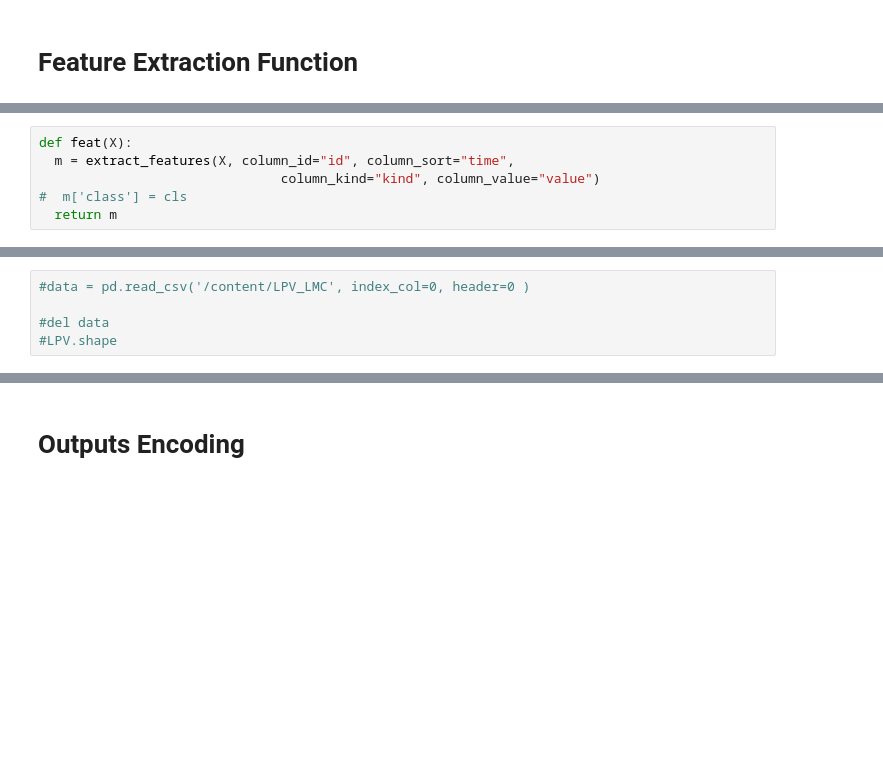
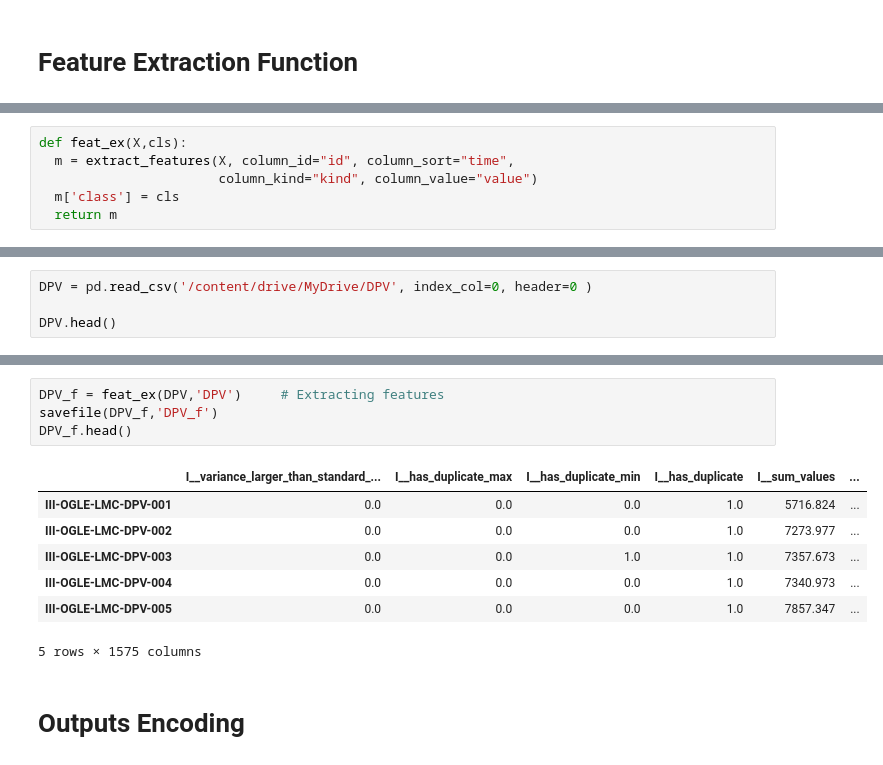
Before and after one commit to Amirosein/Variable-Stars-Classification, a Jupyter notebook: MilkyWay.ipynb, the cells around one changed output, grey strips where cells are left out. Drawn from its saved outputs; the diff is of its cells as text; blank space fills up the shorter version.

```diff
--- a/MilkyWay.ipynb
+++ b/MilkyWay.ipynb
@@ -231,6 +229,6 @@ zipObj.close()
 # %%
-def feat(X):
+def feat_ex(X,cls):
   m = extract_features(X, column_id="id", column_sort="time",
-                               column_kind="kind", column_value="value")
-#  m['class'] = cls
+                       column_kind="kind", column_value="value")
+  m['class'] = cls
   return m
@@ -240,5 +235,4 @@ def feat(X):
 # %%
-#data = pd.read_csv('/content/LPV_LMC', index_col=0, header=0 )
+DPV = pd.read_csv('/content/drive/MyDrive/DPV', index_col=0, header=0 )
 
-#del data
-#LPV.shape
+DPV.head()
@@ -245,3 +246,15 @@ def feat(X):
+# %%
+DPV_f = feat_ex(DPV,'DPV')     # Extracting features
+savefile(DPV_f,'DPV_f')
+DPV_f.head()
+# %% [output]
+|  | I__variance_larger_than_standard_... | I__has_duplicate_max | I__has_duplicate_min | I__has_duplicate | I__sum_values | ... |
+| III-OGLE-LMC-DPV-001 | 0.0 | 0.0 | 0.0 | 1.0 | 5716.824 | ... |
+| III-OGLE-LMC-DPV-002 | 0.0 | 0.0 | 0.0 | 1.0 | 7273.977 | ... |
+| III-OGLE-LMC-DPV-003 | 0.0 | 0.0 | 1.0 | 1.0 | 7357.673 | ... |
+| III-OGLE-LMC-DPV-004 | 0.0 | 0.0 | 0.0 | 1.0 | 7340.973 | ... |
+| III-OGLE-LMC-DPV-005 | 0.0 | 0.0 | 0.0 | 1.0 | 7857.347 | ... |
+5 rows × 1575 columns
 # %% [markdown]
 # Outputs Encoding
 # %% [markdown]
```
Also changed, not shown: parts of 8 cells of this notebook.
